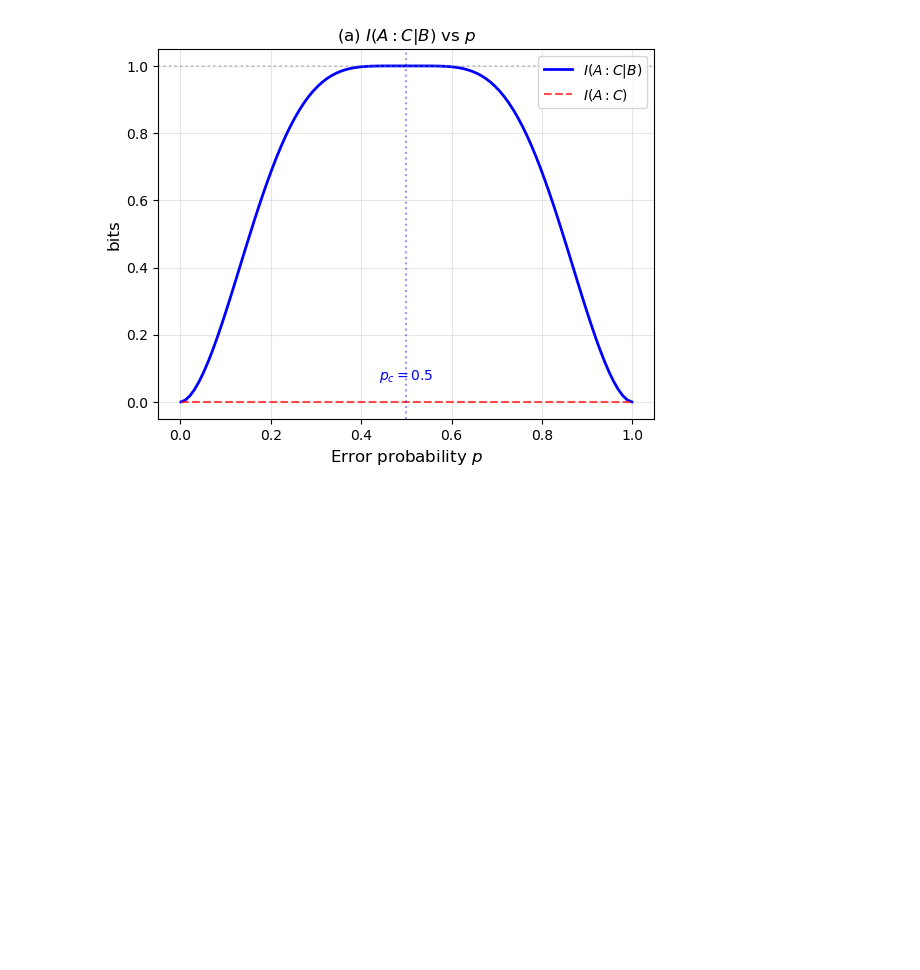
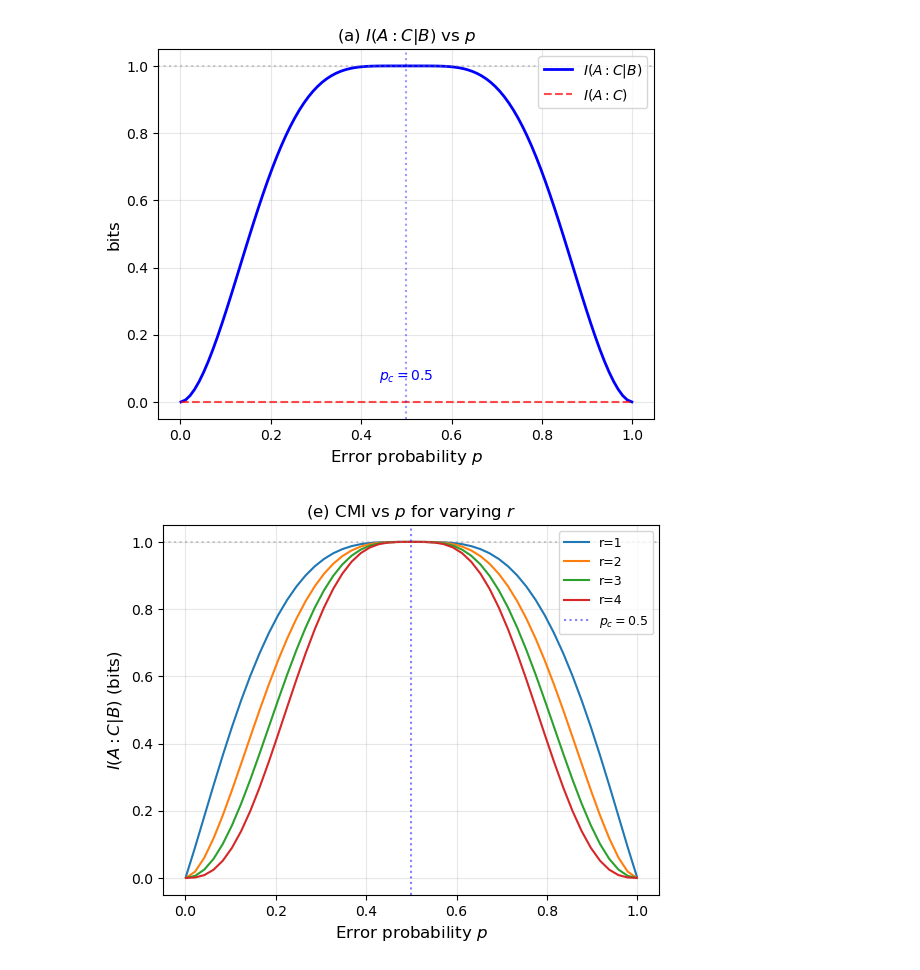
Before and after one commit to HannaKarwowska/PSI-Essay, a Jupyter notebook: 1D_code_new.ipynb, the cells around one changed output. Saved outputs shown, nothing was run; the diff lists cells and outputs as text; code cells hidden in the pictures; blank space fills up the shorter version.

```diff
--- a/1D_code_new.ipynb
+++ b/1D_code_new.ipynb
@@ -193,3 +193,32 @@ ax.annotate(r'$p_c = 0.5$', xy=(0.5, 0.05), fontsize=10, color='blue',
 plt.show()
 # %% [output]
 [figure]
+# %%
+geometries = [
+    ("r=1", [0], [1, 11],             list(range(2, 11))),
+    ("r=2", [0], [1, 2, 10, 11],      list(range(3, 10))),
+    ("r=3", [0], [1, 2, 3, 9, 10, 11], list(range(4, 9))),
+    ("r=4", [0], [1, 2, 3, 4, 8, 9, 10, 11], list(range(5, 8))),
+    ("r=5", [0], [1, 2, 3, 4, 5, 7, 8, 9, 10, 11], [6]),
+]
+
+fig, ax = plt.subplots()
+p_fine = np.linspace(0.001, 0.999, 50)
+for label_g, A_g, B_g, C_g in geometries[:4]:
+    cmi_curve = []
+    for p in p_fine:
+        joint = compute_anyon_distribution(p, N)
+        cmi_curve.append(compute_cmi(joint, A_g, B_g, C_g))
+    ax.plot(p_fine, cmi_curve, '-', lw=1.5, label=label_g)
+
+ax.axhline(1.0, color='gray', ls=':', alpha=0.4)
+ax.axvline(0.5, color='blue', ls=':', alpha=0.5, label=r'$p_c=0.5$')
+ax.set_xlabel(r'Error probability $p$', fontsize=12)
+ax.set_ylabel(r'$I(A{:}C|B)$ (bits)', fontsize=12)
+ax.set_title(r'(e) CMI vs $p$ for varying $r$', fontsize=12)
+ax.legend(fontsize=9)
+ax.grid(True, alpha=0.3)
+
+plt.show()
+# %% [output]
+[figure, added]
```
